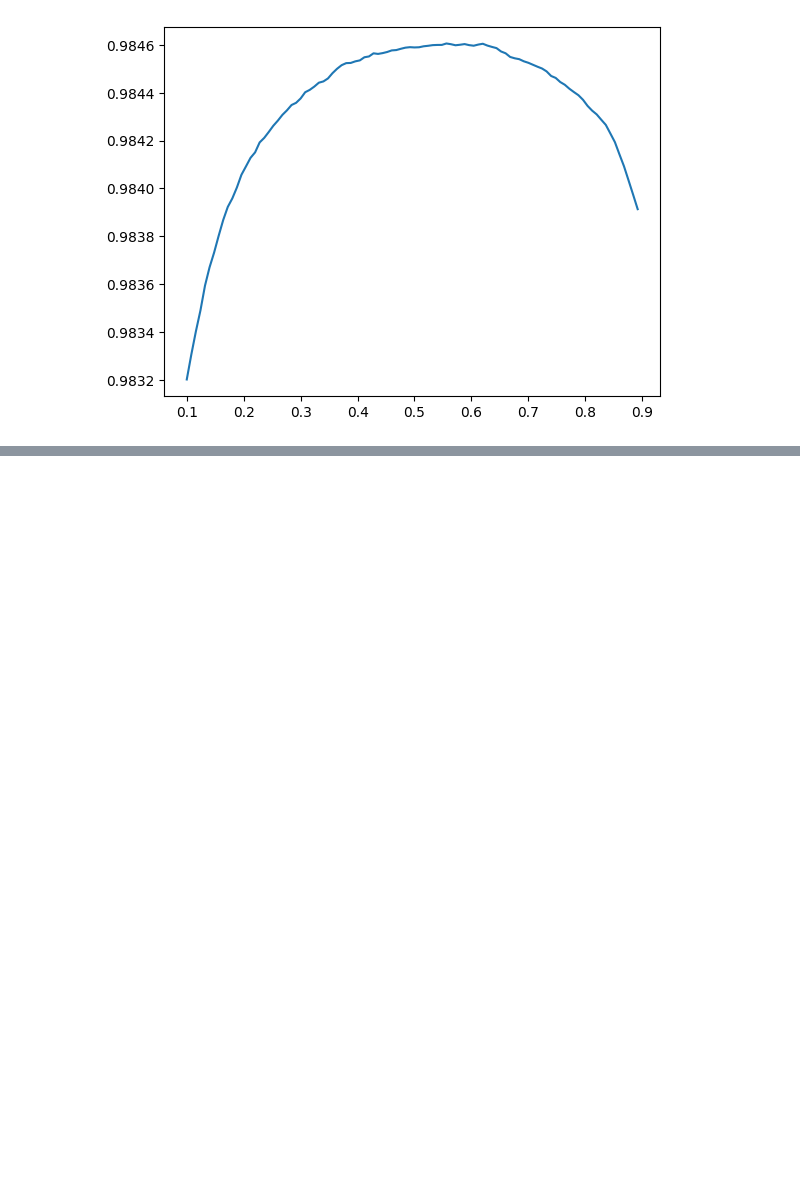
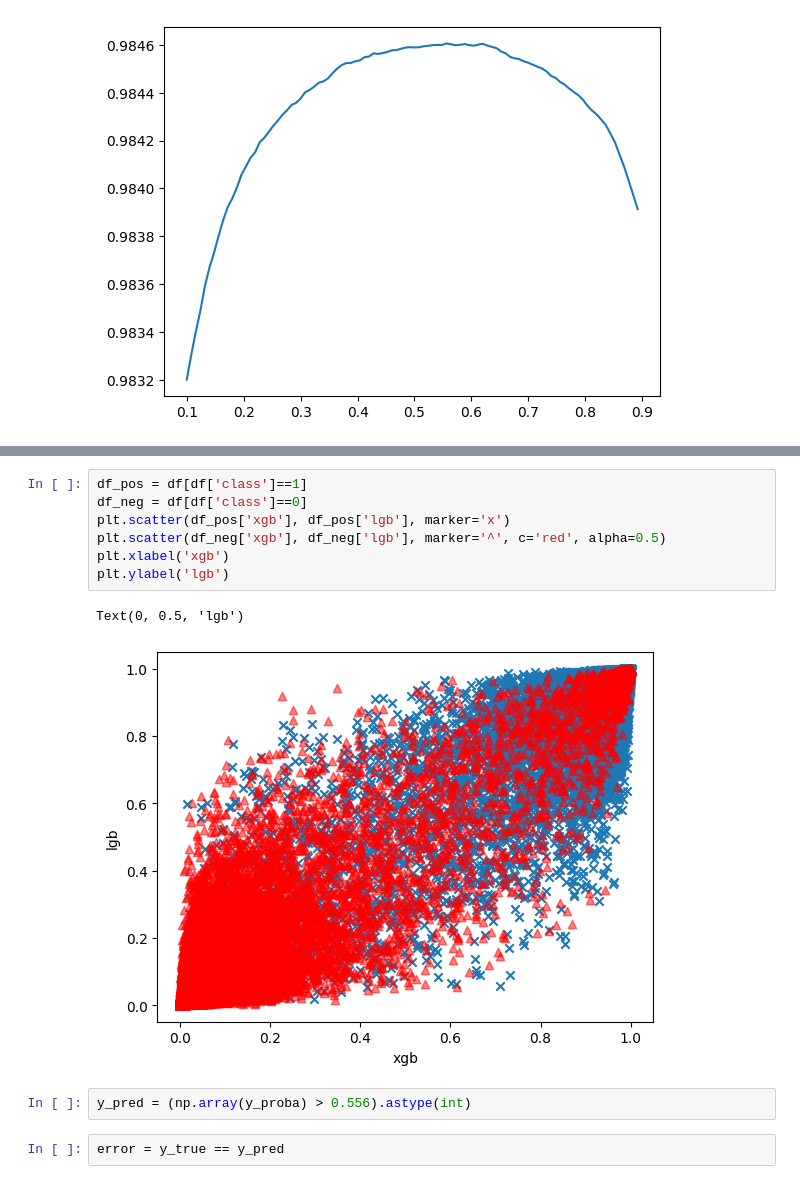
Before and after one commit to estaciolima/kaggle-playground-s4-e8, a Jupyter notebook: optimize_metamodel.ipynb, the cells around one changed output, grey strips where cells are left out. Saved outputs shown, nothing was run; the diff lists cells and outputs as text; blank space fills up the shorter version.

```diff
--- a/optimize_metamodel.ipynb
+++ b/optimize_metamodel.ipynb
@@ -78,0 +191,14 @@ plt.plot(thresholds, scores)
+# %%
+df_pos = df[df['class']==1]
+df_neg = df[df['class']==0]
+plt.scatter(df_pos['xgb'], df_pos['lgb'], marker='x')
+plt.scatter(df_neg['xgb'], df_neg['lgb'], marker='^', c='red', alpha=0.5)
+plt.xlabel('xgb')
+plt.ylabel('lgb')
+# %% [output]
+Text(0, 0.5, 'lgb')
+[figure, added]
+# %%
+y_pred = (np.array(y_proba) > 0.556).astype(int)
+# %%
+error = y_true == y_pred
```
Also changed, not shown: parts of 14 cells of this notebook.
